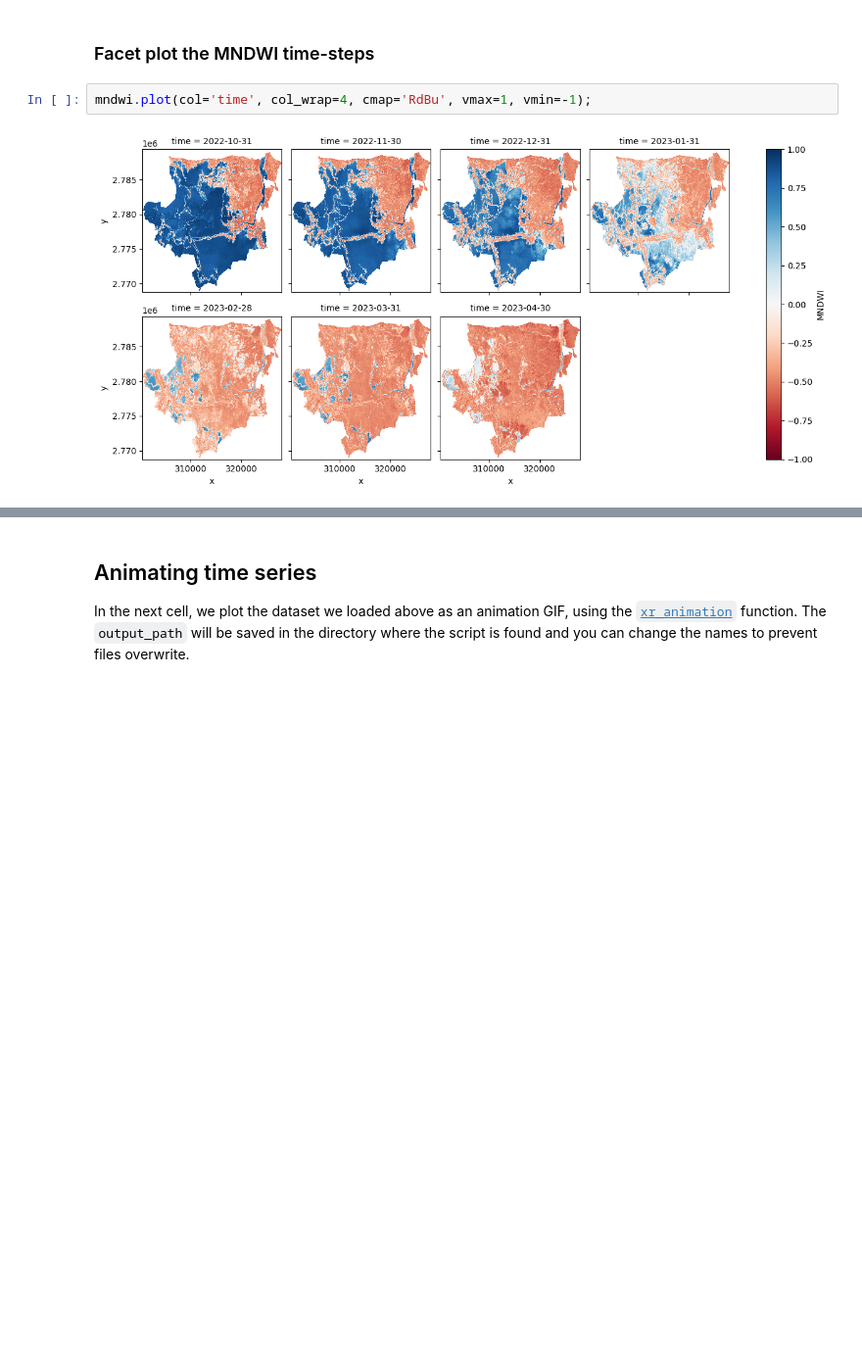
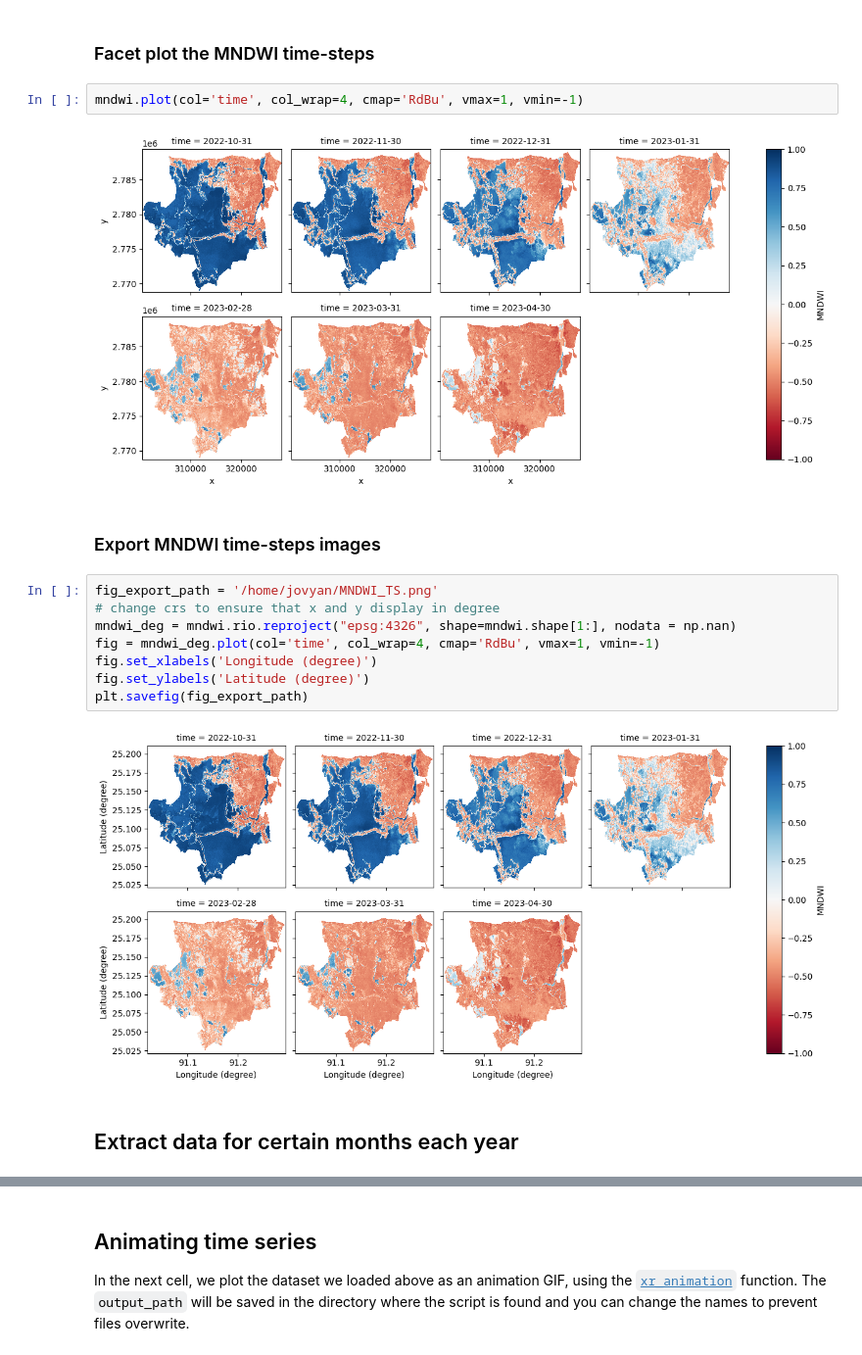
Before and after one commit to jorgeatigrado/EASI_Bangladesh, a Jupyter notebook: csiro/Shetara_2022-23_thahirpur.ipynb, the cells around one changed output, grey strips where cells are left out. Shown at 98% size. Saved outputs shown, nothing was run; the diff lists cells and outputs as text; blank space fills up the shorter version.

Commit message:
Add sections: Export image and Extract certain months every year

```diff
--- a/csiro/Shetara_2022-23_thahirpur.ipynb
+++ b/csiro/Shetara_2022-23_thahirpur.ipynb
@@ -299,6 +304,20 @@ Wall time: 3min 42s
 # %% [markdown]
 ### Facet plot the MNDWI time-steps
 # %%
-mndwi.plot(col='time', col_wrap=4, cmap='RdBu', vmax=1, vmin=-1);
+mndwi.plot(col='time', col_wrap=4, cmap='RdBu', vmax=1, vmin=-1)
 # %% [output]
 [figure]
+# %% [markdown]
+### Export MNDWI time-steps images
+# %%
+fig_export_path = '/home/jovyan/MNDWI_TS.png'
+# change crs to ensure that x and y display in degree
+mndwi_deg = mndwi.rio.reproject("epsg:4326", shape=mndwi.shape[1:], nodata = np.nan)
+fig = mndwi_deg.plot(col='time', col_wrap=4, cmap='RdBu', vmax=1, vmin=-1)
+fig.set_xlabels('Longitude (degree)')
+fig.set_ylabels('Latitude (degree)')
+plt.savefig(fig_export_path)
+# %% [output]
+[figure, added]
+# %% [markdown]
+## Extract data for certain months each year
```
Also changed, not shown: parts of 8 cells of this notebook.
